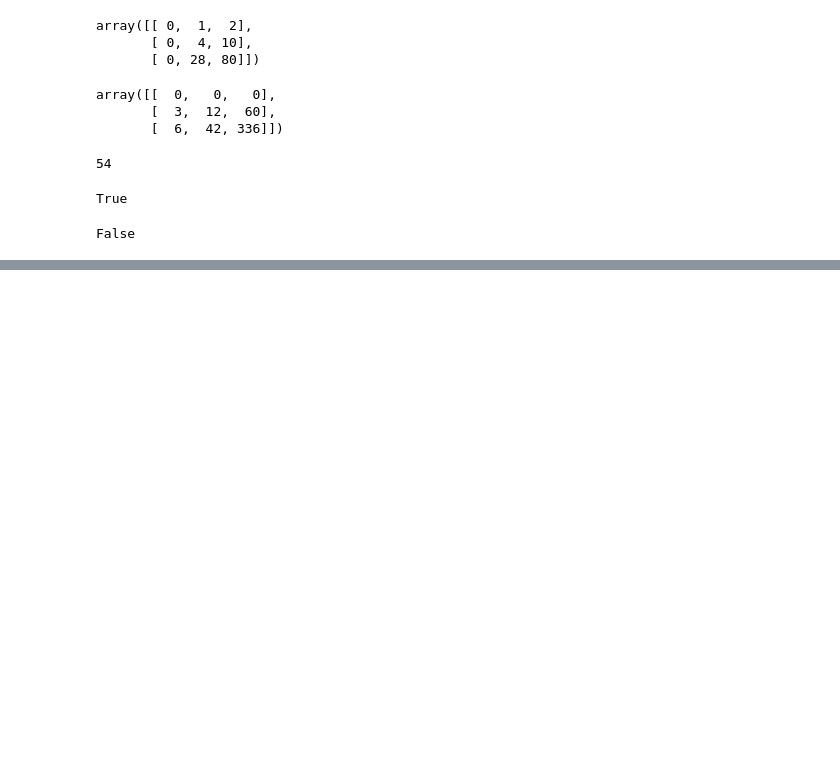
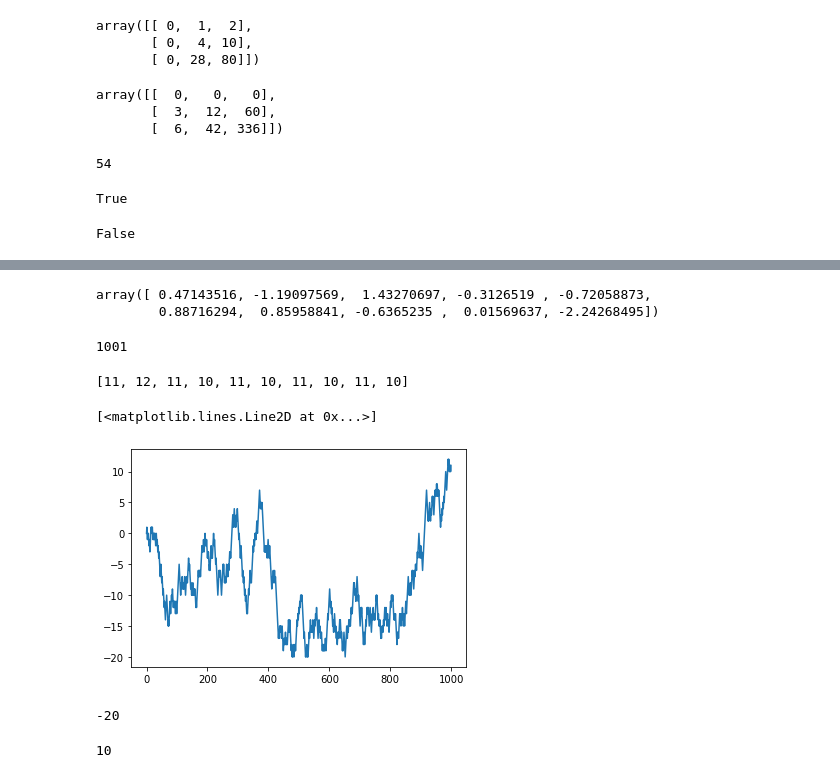
Before and after one commit to blue-santa/pydata-book, a Jupyter notebook: my-work/04-1-Chapter.ipynb, the cells around one changed output, grey strips where cells are left out. Cells and saved outputs as stored; diff of their text form; code cells hidden in the pictures; blank space fills up the shorter version.

```diff
--- a/my-work/04-1-Chapter.ipynb
+++ b/my-work/04-1-Chapter.ipynb
@@ -1016,0 +1286,27 @@ large_arr[int(0.05 * len(large_arr))]
+# %%
+rng.randn(10)
+# %% [output]
+array([ 0.47143516, -1.19097569,  1.43270697, -0.3126519 , -0.72058873,
+        0.88716294,  0.85958841, -0.6365235 ,  0.01569637, -2.24268495])
+# %%
+import random
+position = 0
+walk = [position]
+steps = 1000
+for i in range(steps):
+    step = 1 if random.randint(0, 1) else -1
+    position += step
+    walk.append(position)
+# %%
+len(walk)
+# %% [output]
+1001
+# %%
+walk[(len(walk) - 10):(len(walk))]
+# %% [output]
+[11, 12, 11, 10, 11, 10, 11, 10, 11, 10]
+# %%
+plt.plot(walk[:1000])
+# %% [output]
+[<matplotlib.lines.Line2D at 0x...>]
+[figure, added]
@@ -1016,0 +1321,8 @@ large_arr[int(0.05 * len(large_arr))]
+# %%
+walk.min()
+# %% [output]
+-20
+# %%
+walk.max()
+# %% [output]
+10
```
Also changed, not shown: parts of 136 cells of this notebook, 3 other files.
